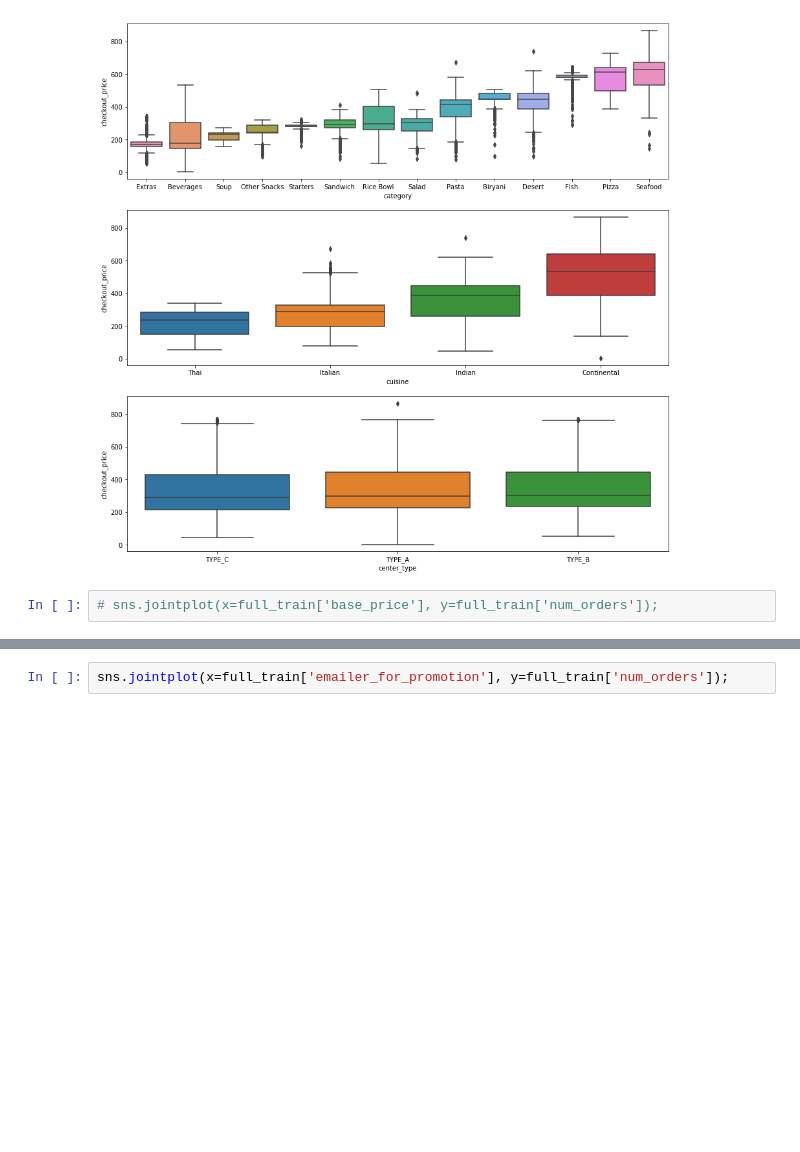
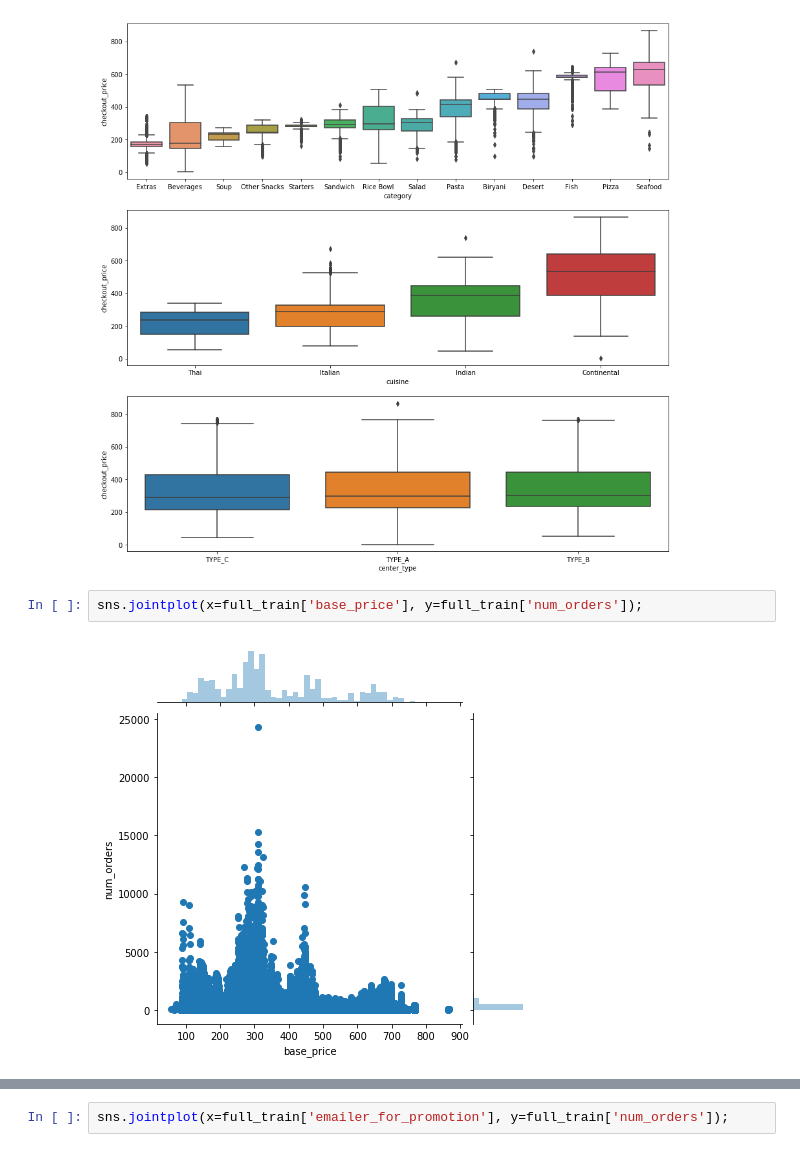
Before and after one commit to BadriPrudhvi/AV_Hackathon, a Jupyter notebook: Food Demand Forecasting/food_demand_forecasting.ipynb, the cells around one changed output, grey strips where cells are left out. Saved outputs shown, nothing was run; the diff lists cells and outputs as text; blank space fills up the shorter version.

```diff
--- a/Food Demand Forecasting/food_demand_forecasting.ipynb
+++ b/Food Demand Forecasting/food_demand_forecasting.ipynb
@@ -236,5 +236,7 @@ for var, subplot in zip(categorical, ax.flatten()):
 # %% [output]
 [figure]
 # %%
-# sns.jointplot(x=full_train['base_price'], y=full_train['num_orders']);
+sns.jointplot(x=full_train['base_price'], y=full_train['num_orders']);
+# %% [output]
+[figure, added]
 # %%
```
Also changed, not shown: parts of 29 cells of this notebook.
